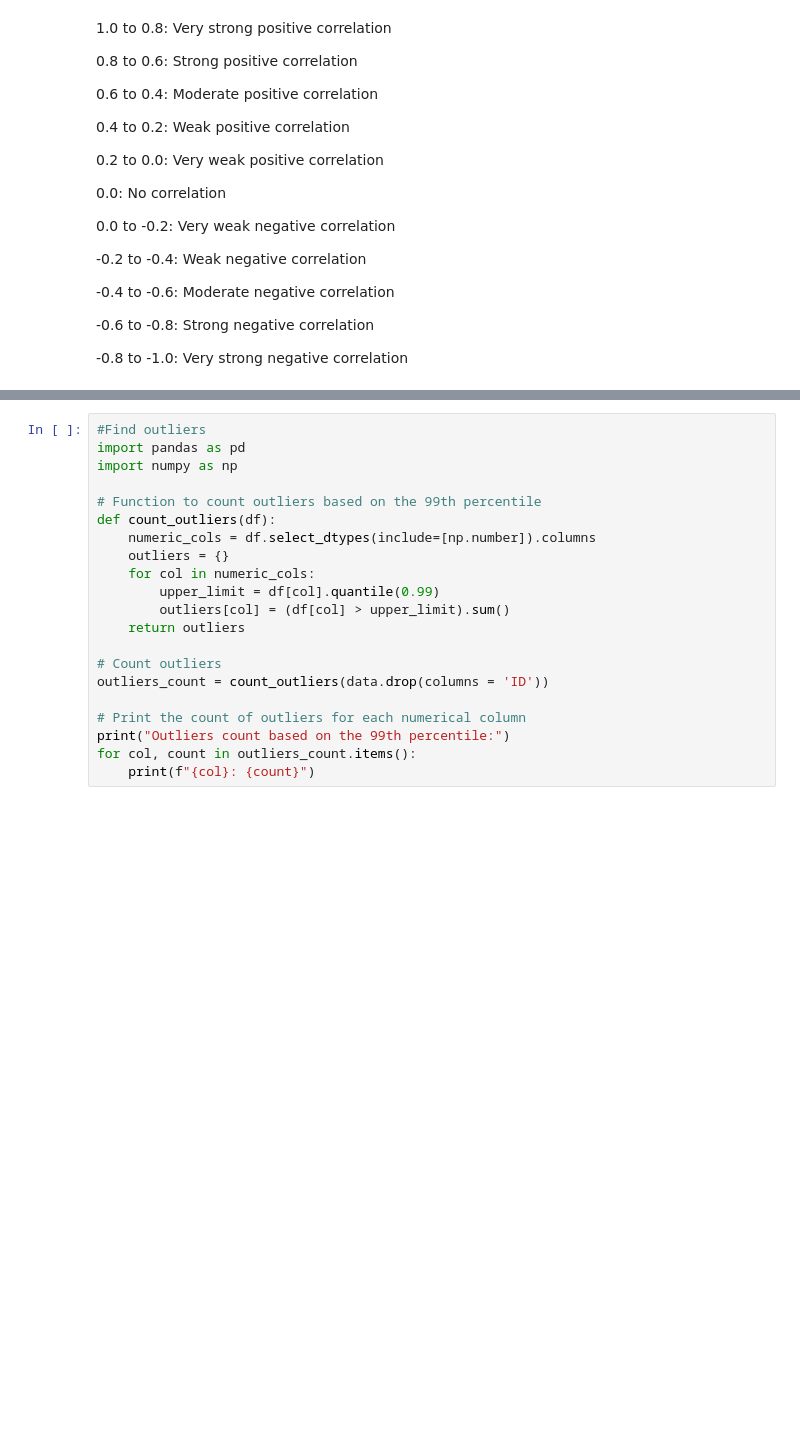
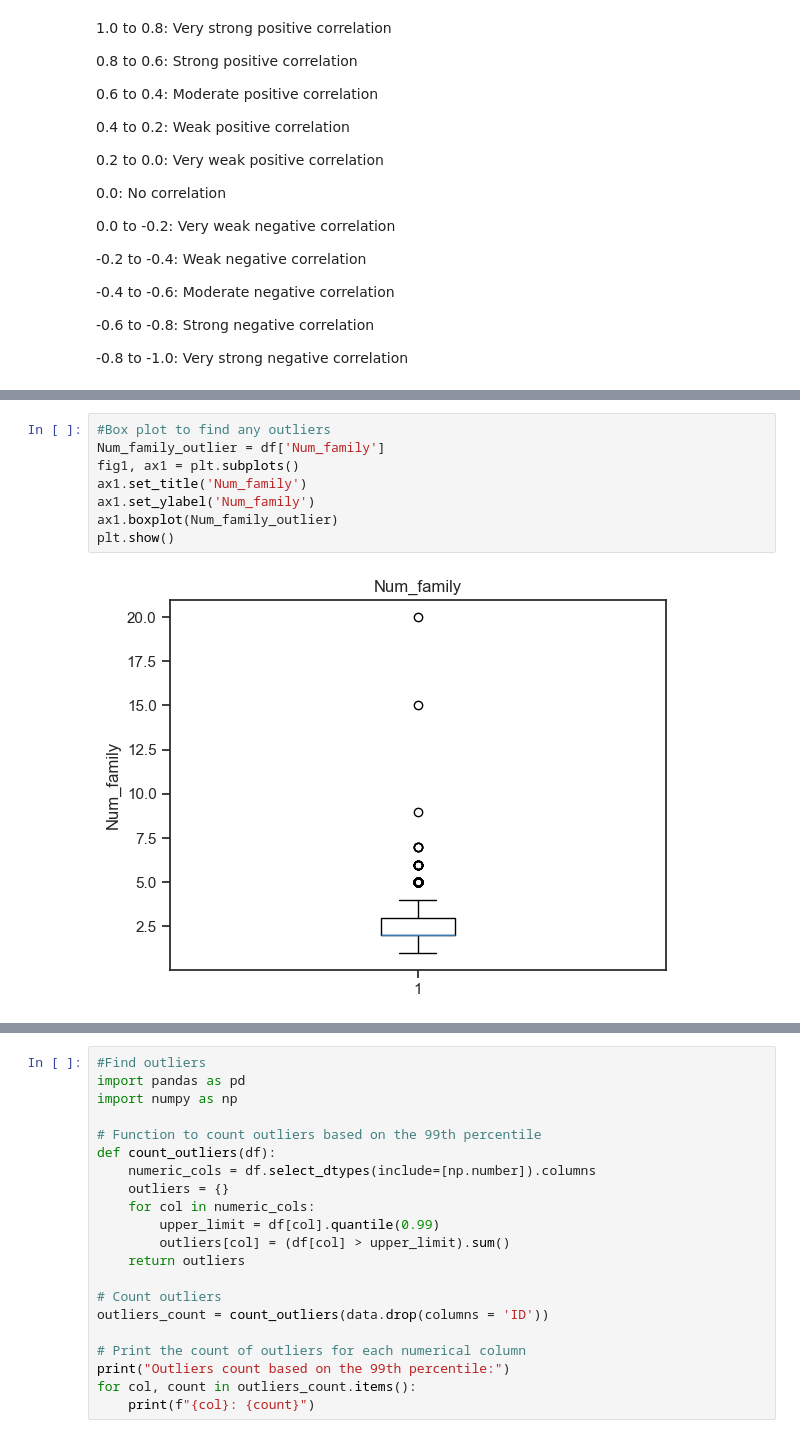
Before and after one commit to aka-Cairo/Project_2, a Jupyter notebook: CC_Improved_Rajeev.ipynb, the cells around one changed output, grey strips where cells are left out. Saved outputs shown, nothing was run; the diff lists cells and outputs as text; blank space fills up the shorter version.

```diff
--- a/CC_Improved_Rajeev.ipynb
+++ b/CC_Improved_Rajeev.ipynb
@@ -226,0 +267,10 @@ df.describe()
+# %%
+#Box plot to find any outliers
+Num_family_outlier = df['Num_family']
+fig1, ax1 = plt.subplots()
+ax1.set_title('Num_family')
+ax1.set_ylabel('Num_family')
+ax1.boxplot(Num_family_outlier)
+plt.show()
+# %% [output]
+[figure, added]
```
Also changed, not shown: parts of 34 cells of this notebook, 1 other file.
